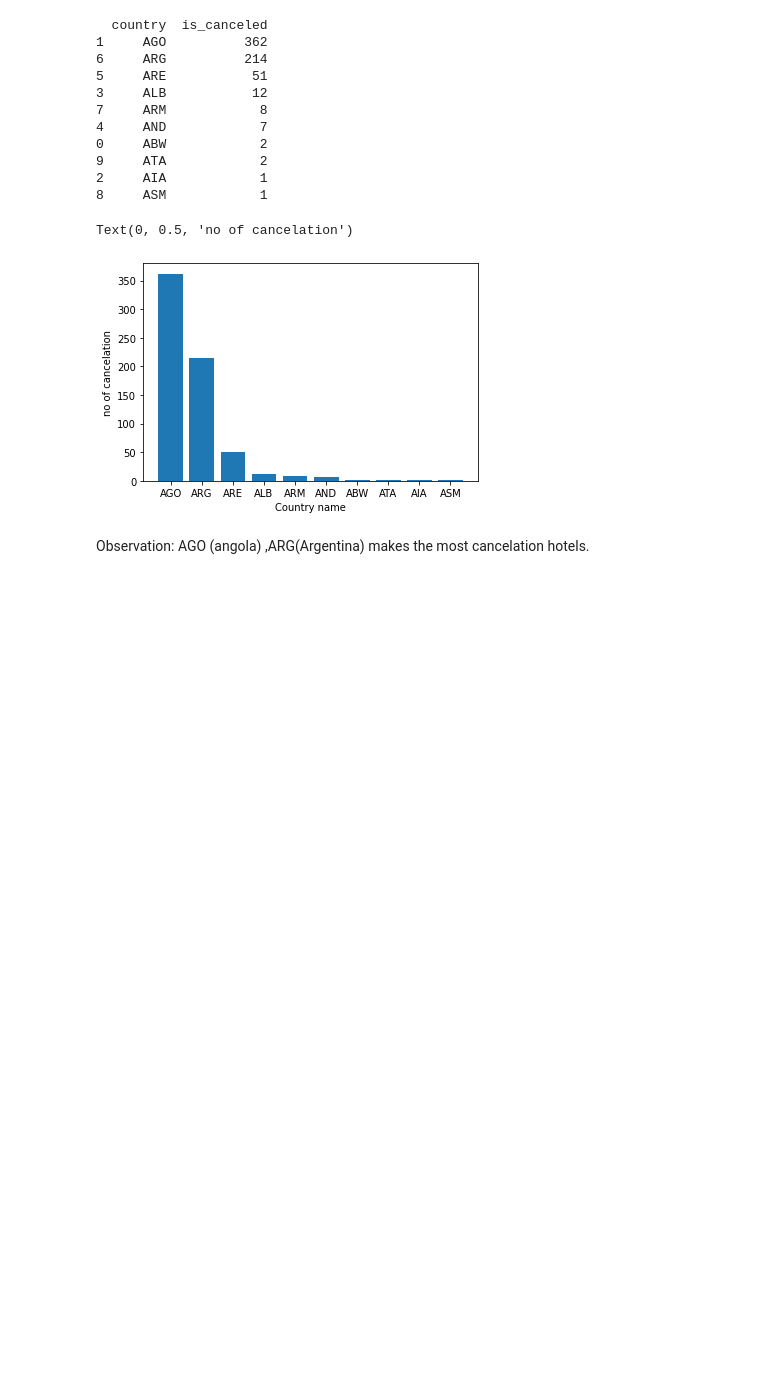
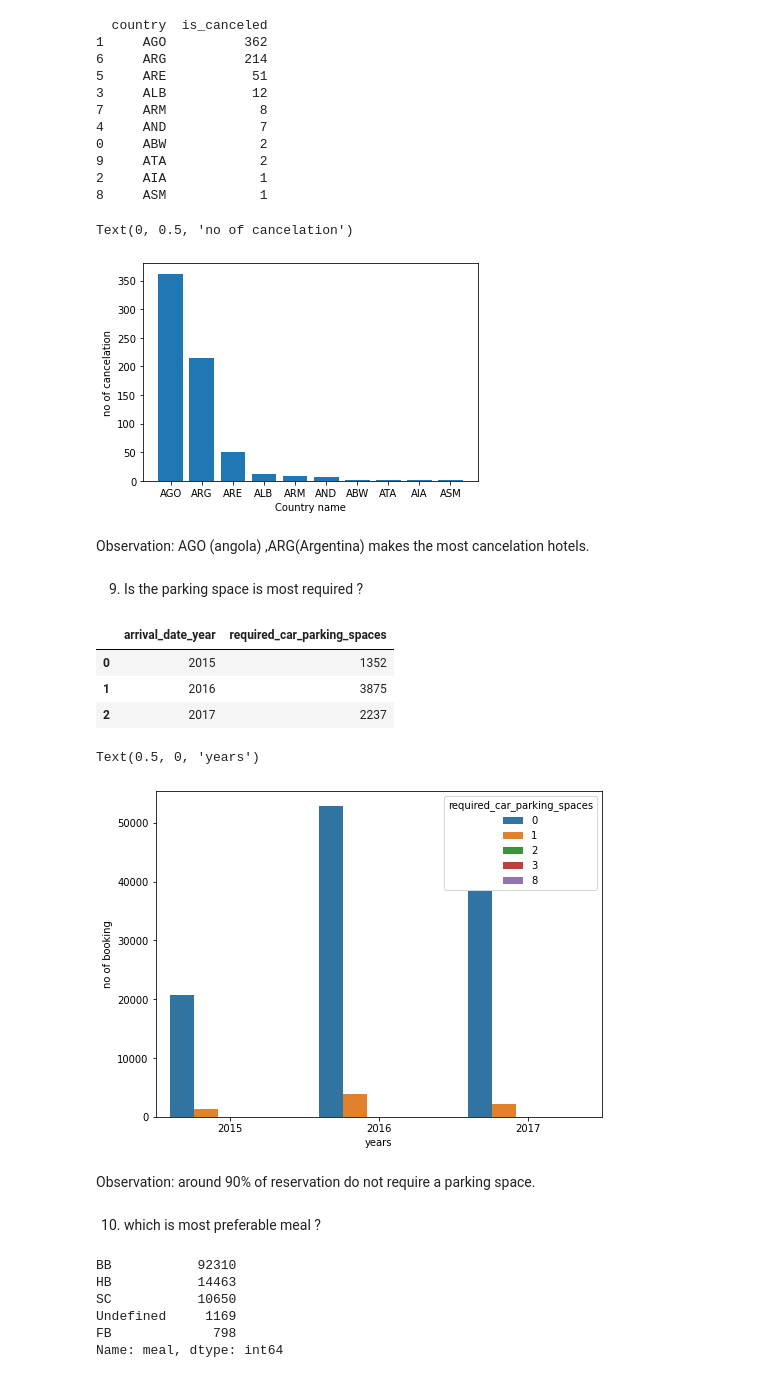
Before and after one commit to 143biswajit/Hotel_booking_analysis, a Jupyter notebook: Hotel_Booking_Analysis_Capstone_Project.ipynb, the cells around one changed output. Saved outputs shown, nothing was run; the diff lists cells and outputs as text; code cells hidden in the pictures; blank space fills up the shorter version.

```diff
--- a/Hotel_Booking_Analysis_Capstone_Project.ipynb
+++ b/Hotel_Booking_Analysis_Capstone_Project.ipynb
@@ -511,3 +511,39 @@ Text(0, 0.5, 'no of cancelation')
 # %% [markdown]
 Observation:
 AGO (angola) ,ARG(Argentina) makes the most cancelation hotels.
+# %% [markdown]
+9. Is the parking space is most required ?
+# %%
+parking_space = hotel_df.groupby('arrival_date_year')['required_car_parking_spaces'].sum().reset_index()
+parking_space.head()
+# %% [output]
+|  | arrival_date_year | required_car_parking_spaces |
+| 0 | 2015 | 1352 |
+| 1 | 2016 | 3875 |
+| 2 | 2017 | 2237 |
+# %%
+plt.figure(figsize=(8,6))
+sns.countplot(x = 'arrival_date_year' , data=hotel_df ,hue = "required_car_parking_spaces" )
+# plt.title('Required Parking Spaces by Reservation')
+plt.ylabel('no of booking')
+plt.xlabel('years')
+# %% [output]
+Text(0.5, 0, 'years')
+[figure, added]
+# %% [markdown]
+Observation:
+around 90% of reservation do not require a parking space.
+# %% [markdown]
+10. which is most preferable meal ?
+# %%
+# meals_type =df['meal'].value_counts().index
+# meals_type
+no_of_meals_sale =hotel_df['meal'].value_counts()
+no_of_meals_sale
+# %% [output]
+BB           92310
+HB           14463
+SC           10650
+Undefined     1169
+FB             798
+Name: meal, dtype: int64
```
Also changed, not shown: parts of 34 cells of this notebook.
